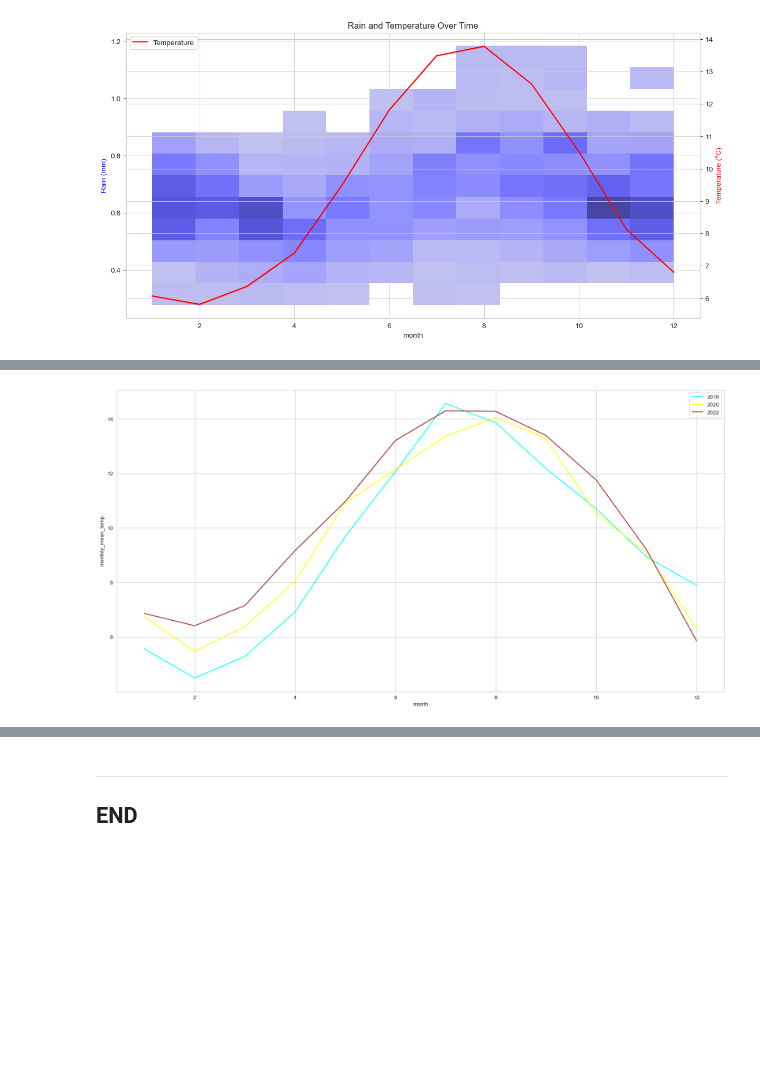
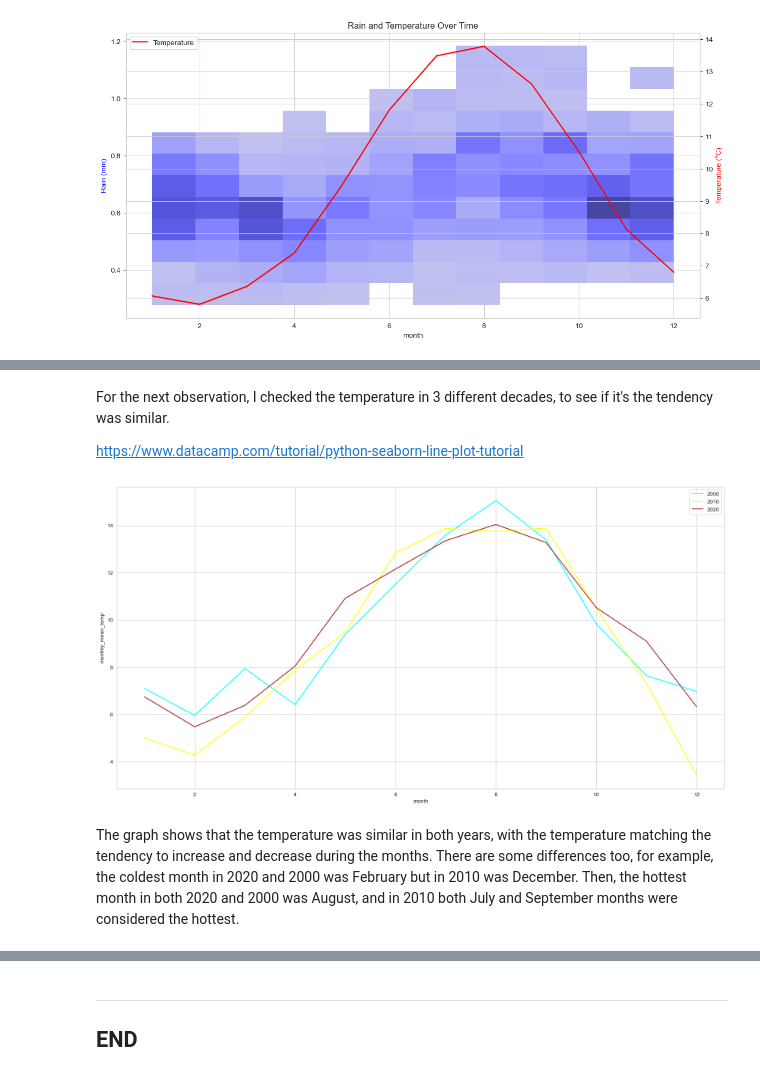
Before and after one commit to FatimaBOliveira/Programming-for-data-analytics, a Jupyter notebook: Project/climate.ipynb, the cells around one changed output, grey strips where cells are left out. Saved outputs shown, nothing was run; the diff lists cells and outputs as text; code cells hidden in the pictures; blank space fills up the shorter version.

```diff
--- a/Project/climate.ipynb
+++ b/Project/climate.ipynb
@@ -911,17 +939,23 @@ plt.show()
+# %% [markdown]
+For the next observation, I checked the temperature in 3 different decades, to see if it's the tendency was similar.
+
+https://www.datacamp.com/tutorial/python-seaborn-line-plot-tutorial
 # %%
 # Create a column with the months.
 #df_rth["year"]= df_rth["date"].dt.year
 
-df_rth18 = df_rth[df_rth["date"].dt.year ==2018]
+df_rth00 = df_rth[df_rth["date"].dt.year ==2000]
+df_rth10 = df_rth[df_rth["date"].dt.year ==2010]
 df_rth20 = df_rth[df_rth["date"].dt.year ==2020]
-df_rth22 = df_rth[df_rth["date"].dt.year ==2022]
 
 
 # Subplot for 'rain'
-sns.lineplot(x=dfwp["month"], y=df_rth18['monthly_mean_temp'], color='cyan', label="2018")
-sns.lineplot(x=dfwp["month"], y=df_rth20['monthly_mean_temp'], color='yellow', label="2020")
-sns.lineplot(x=dfwp["month"], y=df_rth22['monthly_mean_temp'], color='brown', label="2022")
+sns.lineplot(x=dfwp["month"], y=df_rth00['monthly_mean_temp'], color='cyan', label="2000")
+sns.lineplot(x=dfwp["month"], y=df_rth10['monthly_mean_temp'], color='yellow', label="2010")
+sns.lineplot(x=dfwp["month"], y=df_rth20['monthly_mean_temp'], color='brown', label="2020")
 
 plt.show()
 # %% [output]
-[figure, old version]
+[figure, new version]
+# %% [markdown]
+The graph shows that the temperature was similar in both years, with the temperature matching the tendency to increase and decrease during the months. There are some differences too, for example, the coldest month in 2020 and 2000 was February but in 2010 was December. Then, the hottest month in both 2020 and 2000 was August, and in 2010 both July and September months were considered the hottest.
```
Also changed, not shown: parts of 47 cells of this notebook.
